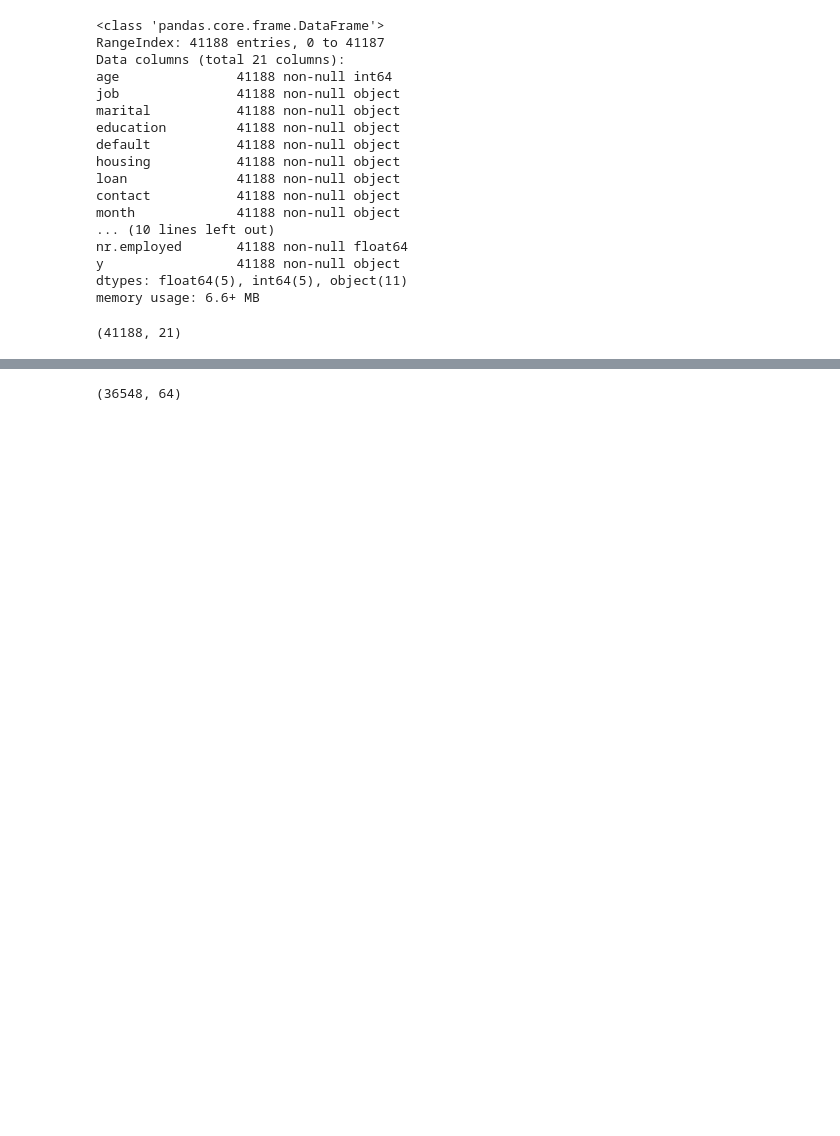
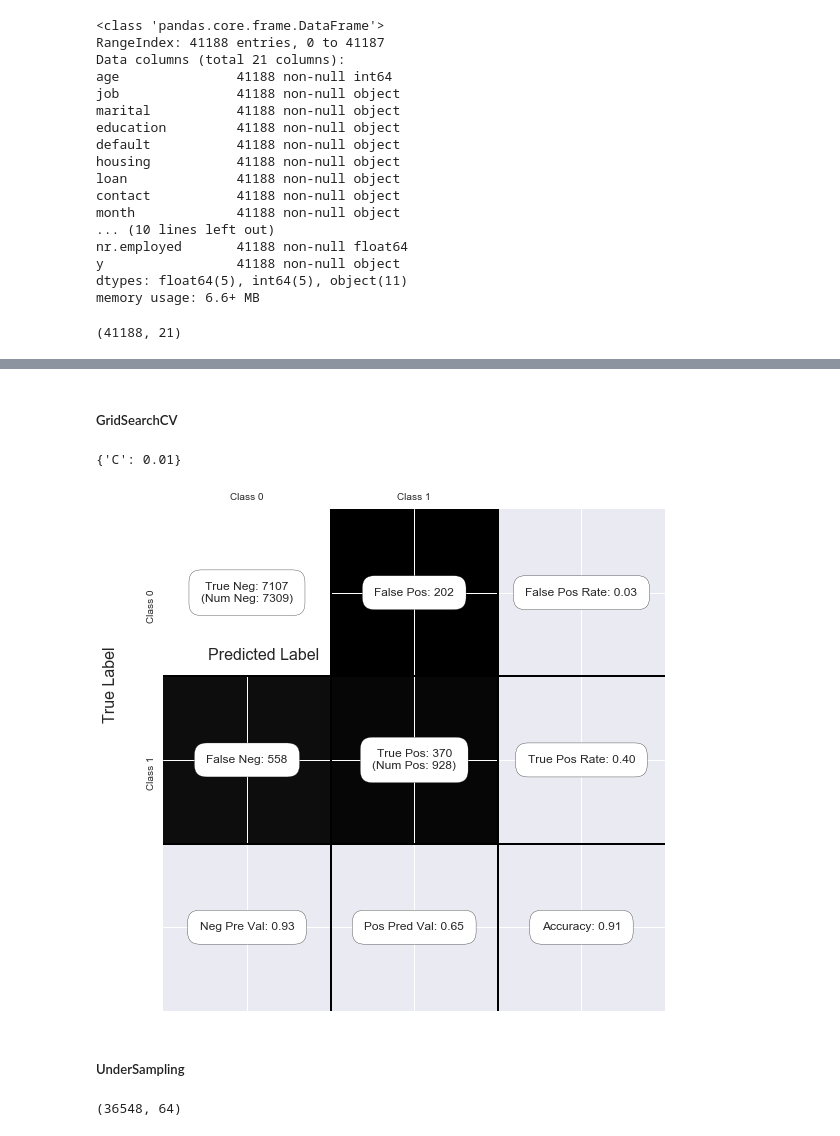
Before and after one commit to agupta98/Machine-Learning, a Jupyter notebook: bank-additional/DataAnlysis.ipynb, the cells around one changed output, grey strips where cells are left out. Drawn from its saved outputs; the diff is of its cells as text; code cells hidden in the pictures; blank space fills up the shorter version.

```diff
--- a/bank-additional/DataAnlysis.ipynb
+++ b/bank-additional/DataAnlysis.ipynb
@@ -173,3 +300,17 @@ data=pd.get_dummies(data=data,columns=['job','education','default','housing','lo
+# %% [markdown]
+##### GridSearchCV
+# %%
+param_grid = {'C': [0.01, 0.1, 1, 10, 100] }
+clf_CV = GridSearchCV(LogisticRegression(penalty='l1'), param_grid)
+clf_CV.fit(X_train, y_train)
+print(clf_CV.best_params_)
+C = confusion_matrix(y_test,clf_CV.predict(X_test))
+show_confusion_matrix(C, ['Class 0', 'Class 1'])
+# %% [output]
+{'C': 0.01}
+[figure, added]
+# %% [markdown]
+##### UnderSampling
 # %%
 df_0=data[data['y']==0]
 # %%
```
Also changed, not shown: parts of 143 cells of this notebook, 28 other files.
